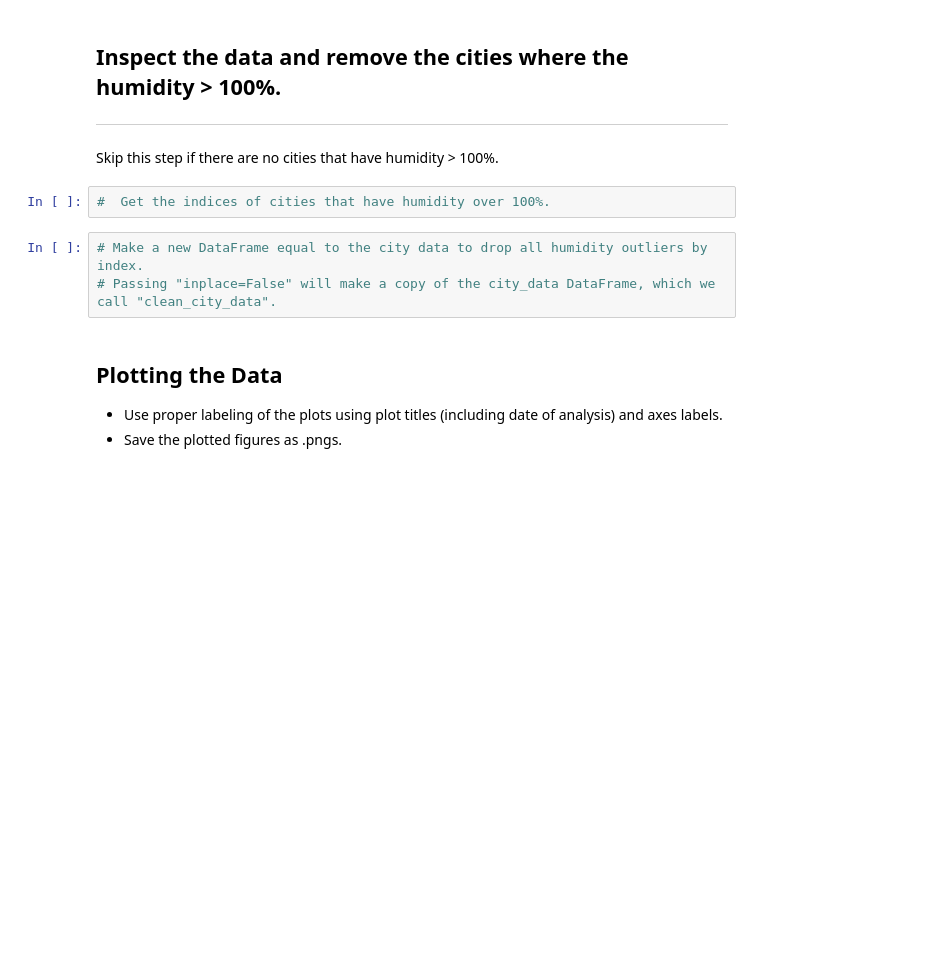
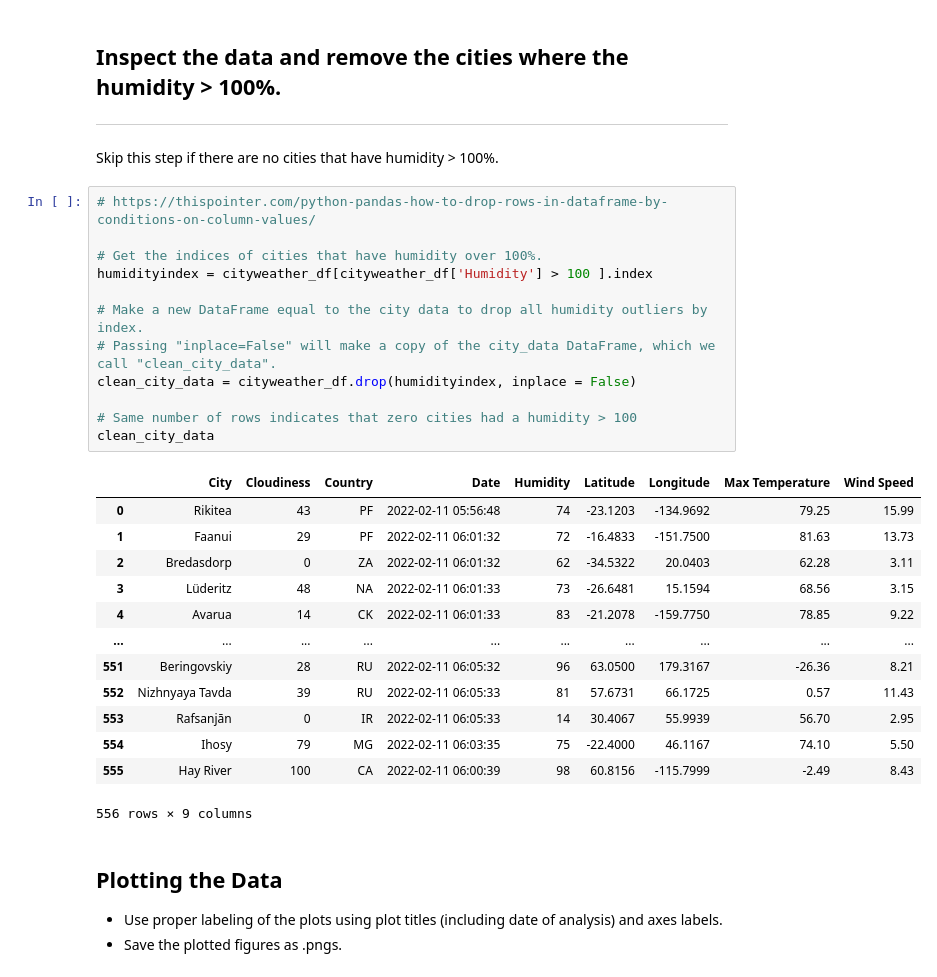
Before and after one commit to SidDas8/python-api-challenge, a Jupyter notebook: WeatherPy/WeatherPy.ipynb, the cells around one changed output. Cells and saved outputs as stored; diff of their text form; blank space fills up the shorter version.

Commit message:
Completed removal of cities where humidity>100.

```diff
--- a/WeatherPy/WeatherPy.ipynb
+++ b/WeatherPy/WeatherPy.ipynb
@@ -186,11 +187,32 @@ cityweather_df.to_csv("Output/cityweather.csv", index = False, header = True)
 ## Inspect the data and remove the cities where the humidity > 100%.
 ----
 Skip this step if there are no cities that have humidity > 100%.
-# %%
-#  Get the indices of cities that have humidity over 100%.
 # %%
+# https://thispointer.com/python-pandas-how-to-drop-rows-in-dataframe-by-conditions-on-column-values/
+
+# Get the indices of cities that have humidity over 100%.
+humidityindex = cityweather_df[cityweather_df['Humidity'] > 100 ].index
+
 # Make a new DataFrame equal to the city data to drop all humidity outliers by index.
 # Passing "inplace=False" will make a copy of the city_data DataFrame, which we call "clean_city_data".
+clean_city_data = cityweather_df.drop(humidityindex, inplace = False)
+
+# Same number of rows indicates that zero cities had a humidity > 100
+clean_city_data
+# %% [output]
+|  | City | Cloudiness | Country | Date | Humidity | Latitude | Longitude | Max Temperature | Wind Speed |
+| 0 | Rikitea | 43 | PF | 2022-02-11 05:56:48 | 74 | -23.1203 | -134.9692 | 79.25 | 15.99 |
+| 1 | Faanui | 29 | PF | 2022-02-11 06:01:32 | 72 | -16.4833 | -151.7500 | 81.63 | 13.73 |
+| 2 | Bredasdorp | 0 | ZA | 2022-02-11 06:01:32 | 62 | -34.5322 | 20.0403 | 62.28 | 3.11 |
+| 3 | Lüderitz | 48 | NA | 2022-02-11 06:01:33 | 73 | -26.6481 | 15.1594 | 68.56 | 3.15 |
+| 4 | Avarua | 14 | CK | 2022-02-11 06:01:33 | 83 | -21.2078 | -159.7750 | 78.85 | 9.22 |
+| ... | ... | ... | ... | ... | ... | ... | ... | ... | ... |
+| 551 | Beringovskiy | 28 | RU | 2022-02-11 06:05:32 | 96 | 63.0500 | 179.3167 | -26.36 | 8.21 |
+| 552 | Nizhnyaya Tavda | 39 | RU | 2022-02-11 06:05:33 | 81 | 57.6731 | 66.1725 | 0.57 | 11.43 |
+| 553 | Rafsanjān | 0 | IR | 2022-02-11 06:05:33 | 14 | 30.4067 | 55.9939 | 56.70 | 2.95 |
+| 554 | Ihosy | 79 | MG | 2022-02-11 06:03:35 | 75 | -22.4000 | 46.1167 | 74.10 | 5.50 |
+| 555 | Hay River | 100 | CA | 2022-02-11 06:00:39 | 98 | 60.8156 | -115.7999 | -2.49 | 8.43 |
+556 rows × 9 columns
 # %% [markdown]
 ## Plotting the Data
 * Use proper labeling of the plots using plot titles (including date of analysis) and axes labels.
```
Also changed, not shown: parts of 3 cells of this notebook, 1 other file.
